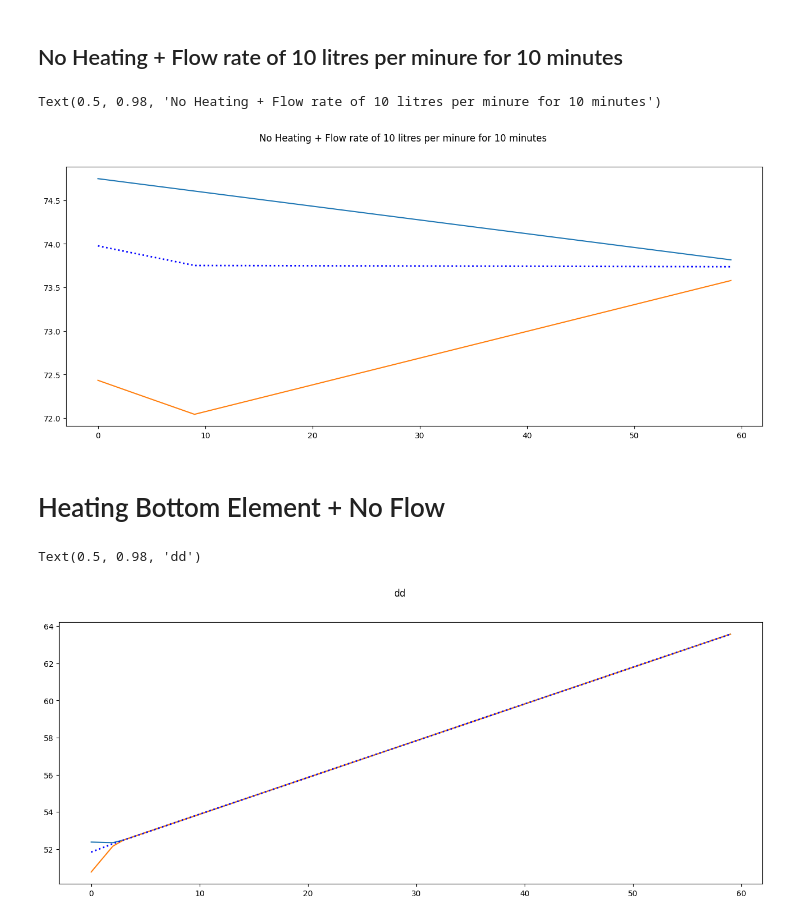
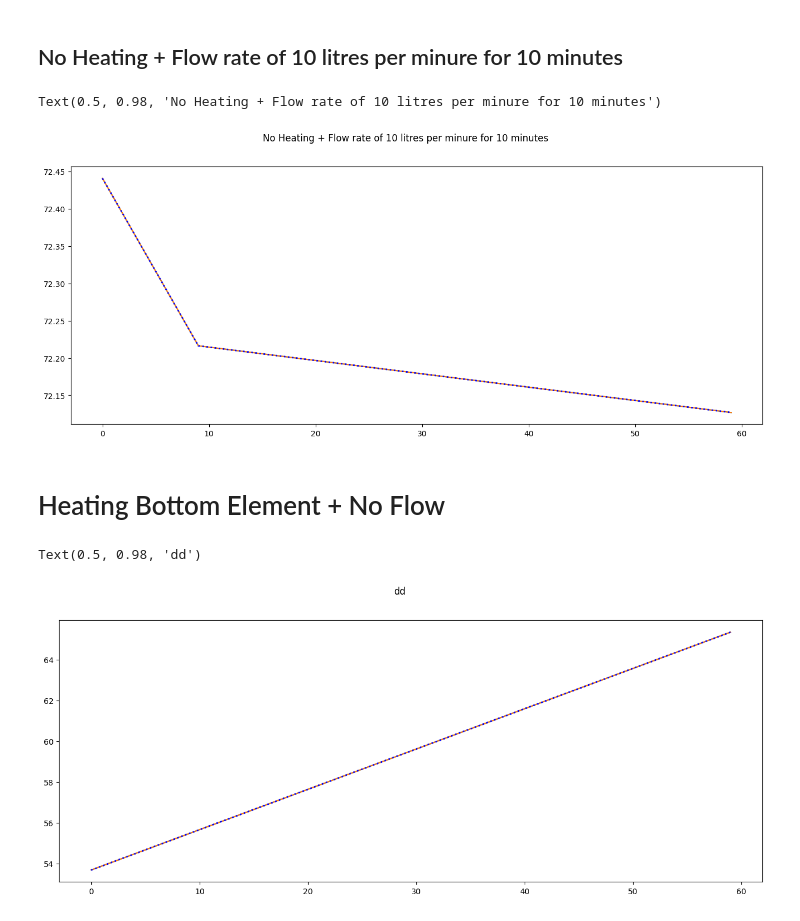
Before and after one commit to CJP123/cylinder, a Jupyter notebook: nbs/20_hwc_2node.ipynb, the cells around one changed output. Cells and saved outputs as stored; diff of their text form; code cells hidden in the pictures.

```diff
--- a/nbs/20_hwc_2node.ipynb
+++ b/nbs/20_hwc_2node.ipynb
@@ -77,6 +77,7 @@ class HWC():
               height = 1.1,       # m
               K = 0.05,       # m
               U = 0.8,
+              mixed = False,
               noisey = True):
     super(HWC, self).__init__()
     self.U = U/60 #0.0019678 #U/60     # 0.5-0.8 kJ/min m2K typical heat transfer losses to ambient  [0.5 kJ/min m2K Jack Paper] kW/m2K
@@ -96,6 +97,7 @@ class HWC():
     self.flow = 0
     self.z = self.z_init
     self.K = K
+    self.mixed = mixed
     temperature = self.T_set + np.random.uniform(-5, 0)
     if noisey:
       self.temperatures = np.array([temperature,temperature+ np.random.uniform(-5, 0)])
@@ -105,6 +107,10 @@ class HWC():
 
     self.temperatures_ = self.temperatures
     self.stratified = True
+    if mixed:
+      self.stratified = False
+      self.temperatures = np.array([temperature,temperature])
+      self.thermostat = np.array([0,0])
     # self._thermostat()
 
   @property
@@ -133,9 +139,9 @@ class HWC():
 
   @property
   def temperature(self):
-    if not self.stratified:
+    if self.stratified:
+      return self.temperatures[0]*self.z + self.temperatures[1]*(1-self.z)
+    else:
       return self.temperatures[0]
-    else:
-      return self.temperatures[0]*self.z + self.temperatures[1]*(1-self.z)
 # %% [markdown]
 ![HWC](images/hwc.png)
@@ -248,5 +263,5 @@ Model Losses:  minutes 0.09 kWh / hour and a total of 2.10 kWh / day
 # %%
-env = HWC(T_set=75, element=3, radius=.25, U=.8)
+env = HWC(T_set=75, element=3, radius=.25, U=.8, mixed=True)
 temp = []
 minutes = 60*24
 for minute in range(minutes):
@@ -277,27 +292,27 @@ The standing heat loss for a tank should be in the order of 1.7 kWh / day for a
 # %% [markdown]
 ## No Heating + Flow rate of 10 litres per minure for 10 minutes
 # %%
-env = HWC(T_set=75, element=3)
+env = HWC(T_set=75, element=3, mixed=True)
 flow = 10/60/1000 # 10 litres per minute
 temp = []
 minutes = 60
 for minute in range(minutes):
     action = 0 #np.random.randint(0,2)
     env._update_model(action = action , flow = flow if minute < 10 else 0)
     temp.append(env.temperatures.copy())
 
 fig, ax = plt.subplots(figsize=(16,6))
 ax.plot(np.vstack(temp))
 ax.plot((np.vstack(temp)*env.split).sum(axis=1), lw=2, ls=':', c='blue')
 
 fig.suptitle('No Heating + Flow rate of 10 litres per minure for 10 minutes')
 # %% [output]
 Text(0.5, 0.98, 'No Heating + Flow rate of 10 litres per minure for 10 minutes')
-[figure, old version]
+[figure, new version]
 # %% [markdown]
 # Heating Bottom Element + No Flow
 # %%
-env = HWC(T_set=55, element=3)
+env = HWC(T_set=55, element=3, mixed=True)
 temp = []
 minutes = 60
 for minute in range(minutes):
@@ -311,7 +326,7 @@ ax.plot((np.vstack(temp)*env.split).sum(axis=1), lw=2, ls=':', c='blue')
 fig.suptitle('dd')
 # %% [output]
 Text(0.5, 0.98, 'dd')
-[figure, old version]
+[figure, new version]
 # %%
 # In 1 hour
 Tfinal = 3600 * env.element / (env.volume * env.ρ * env.Cv) + temp[0].mean()
```
Also changed, not shown: parts of 10 cells of this notebook, 11 other files.
